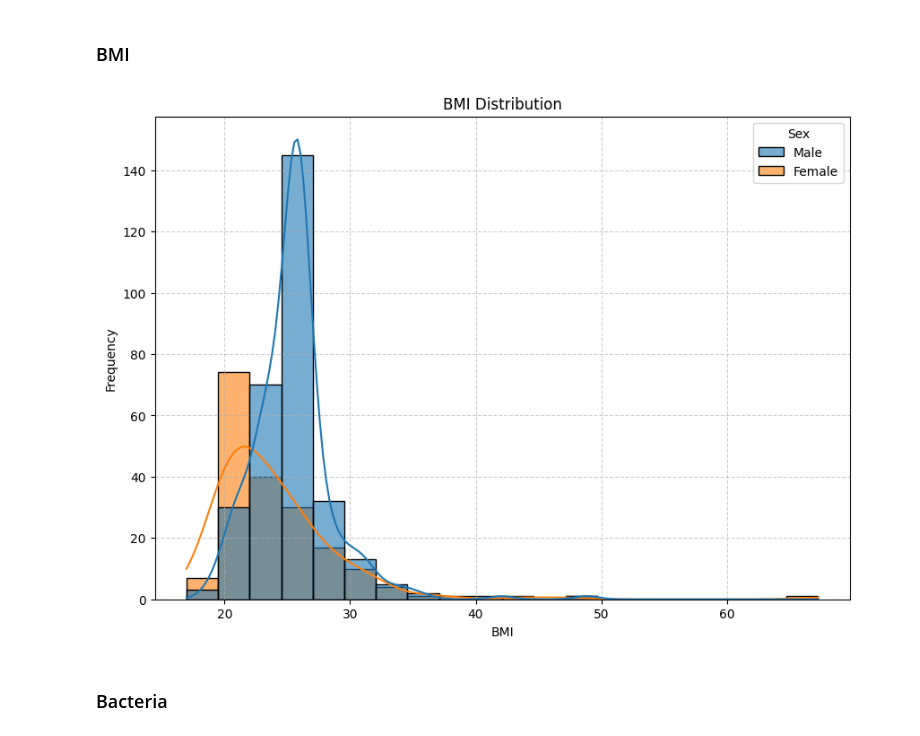
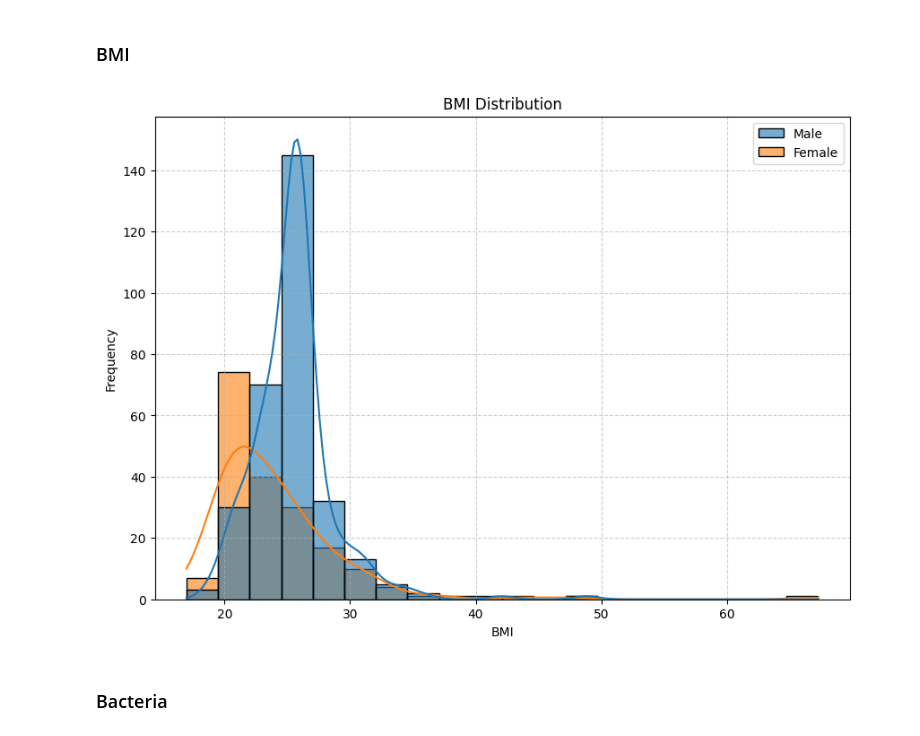
Before and after one commit to KonsKons26/mlcb-a1, a Jupyter notebook: notebooks/data_overview.ipynb, the cells around one changed output. Drawn from its saved outputs; the diff is of its cells as text; code cells hidden in the pictures.

Commit message:
data overview

```diff
--- a/notebooks/data_overview.ipynb
+++ b/notebooks/data_overview.ipynb
@@ -83,17 +87,23 @@ def plot_kde(
         title="Kernel Density Estimation",
         x_label="Values",
         y_label="Frequency",
-        color_by_sex=None
+        hue_by=None
     ):
+    '''Plot Kernel Density Estimation of the given data.'''
 
     plt.figure(figsize=(10, 7))
-    # sns.histplot(
-    #     df, bins=20, kde=True
-    # )
 
-    if isinstance(color_by_sex, pd.Series) or isinstance(color_by_sex, pd.DataFrame):
-        data = pd.DataFrame({"BMI": df, "Sex": color_by_sex})
-        sns.histplot(data=data, x="BMI", bins=20, kde=True, hue="Sex", alpha=0.6)
+    if isinstance(hue_by, pd.Series) or isinstance(hue_by, pd.DataFrame):
+        data = pd.DataFrame({"BMI": df, "Color by": hue_by})
+        ax = sns.histplot(
+            data=data,
+            x="BMI",
+            bins=20,
+            kde=True,
+            hue="Color by",
+            alpha=0.6
+        )
+        ax.get_legend().set_title("")
     else:
         sns.histplot(df, bins=20, kde=True)
 
@@ -106,11 +116,11 @@ def plot_kde(
 # %%
 plot_kde(
     bmi,
     title="BMI Distribution",
     x_label="BMI",
-    color_by_sex=sex
+    hue_by=sex
 )
 # %% [output]
-[figure, old version]
+[figure, new version]
 # %% [markdown]
 ### Bacteria
```
Also changed, not shown: parts of 11 cells of this notebook, 1 other file.
